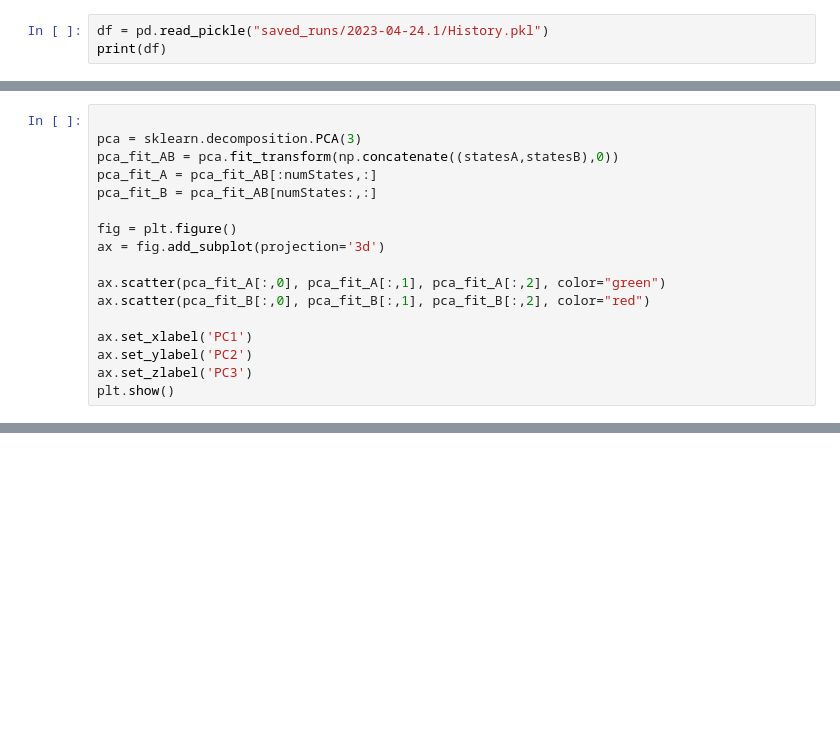
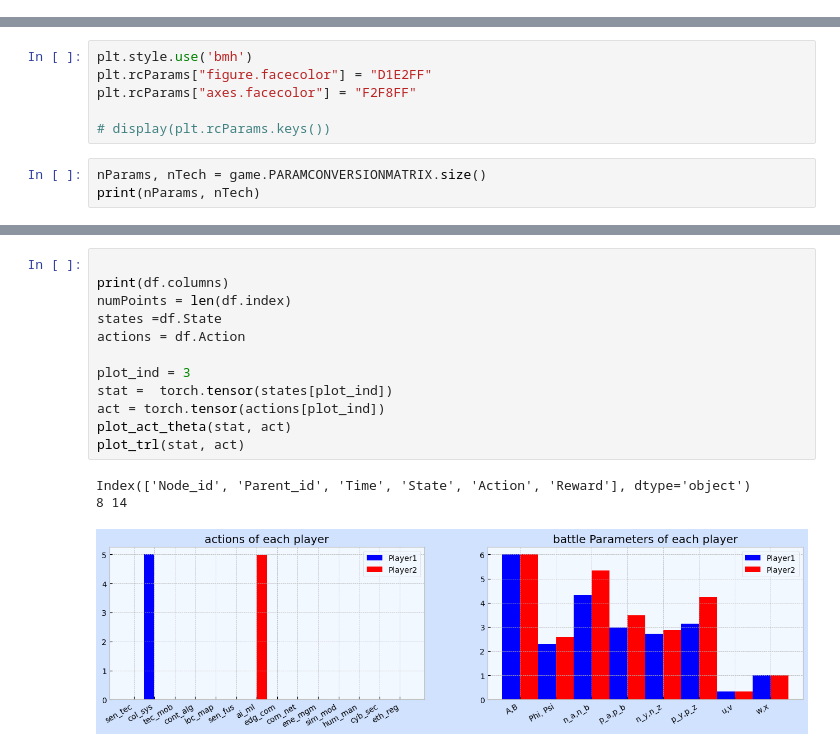
Before and after one commit to iRRe33-smk/exjobb, a Jupyter notebook: analysis.ipynb, the cells around one changed output, grey strips where cells are left out. Drawn from its saved outputs; the diff is of its cells as text; blank space fills up the shorter version.

```diff
--- a/analysis.ipynb
+++ b/analysis.ipynb
@@ -9,3 +41,0 @@ from matplotlib import pyplot as plt
-# %%
-df = pd.read_pickle("saved_runs/2023-04-24.1/History.pkl")
-print(df)
@@ -50,17 +41,0 @@ pca_fit_ra
-# %%
-
-pca = sklearn.decomposition.PCA(3)
-pca_fit_AB = pca.fit_transform(np.concatenate((statesA,statesB),0))
-pca_fit_A = pca_fit_AB[:numStates,:]
-pca_fit_B = pca_fit_AB[numStates:,:]
-
-fig = plt.figure()
-ax = fig.add_subplot(projection='3d')
-
-ax.scatter(pca_fit_A[:,0], pca_fit_A[:,1], pca_fit_A[:,2], color="green")
-ax.scatter(pca_fit_B[:,0], pca_fit_B[:,1], pca_fit_B[:,2], color="red")
-
-ax.set_xlabel('PC1')
-ax.set_ylabel('PC2')
-ax.set_zlabel('PC3')
-plt.show()
@@ -81,0 +42,9 @@ Error:
+# %%
+plt.style.use('bmh')
+plt.rcParams["figure.facecolor"] = "D1E2FF"
+plt.rcParams["axes.facecolor"] = "F2F8FF"
+
+# display(plt.rcParams.keys())
+# %%
+nParams, nTech = game.PARAMCONVERSIONMATRIX.size()
+print(nParams, nTech)
@@ -81,0 +145,16 @@ Error:
+# %%
+
+print(df.columns)
+numPoints = len(df.index)
+states =df.State
+actions = df.Action
+
+plot_ind = 3
+stat =  torch.tensor(states[plot_ind])
+act = torch.tensor(actions[plot_ind])
+plot_act_theta(stat, act)
+plot_trl(stat, act)
+# %% [output]
+Index(['Node_id', 'Parent_id', 'Time', 'State', 'Action', 'Reward'], dtype='object')
+8 14
+[figure, added]
```
Also changed, not shown: parts of 16 cells of this notebook, 9 other files.
